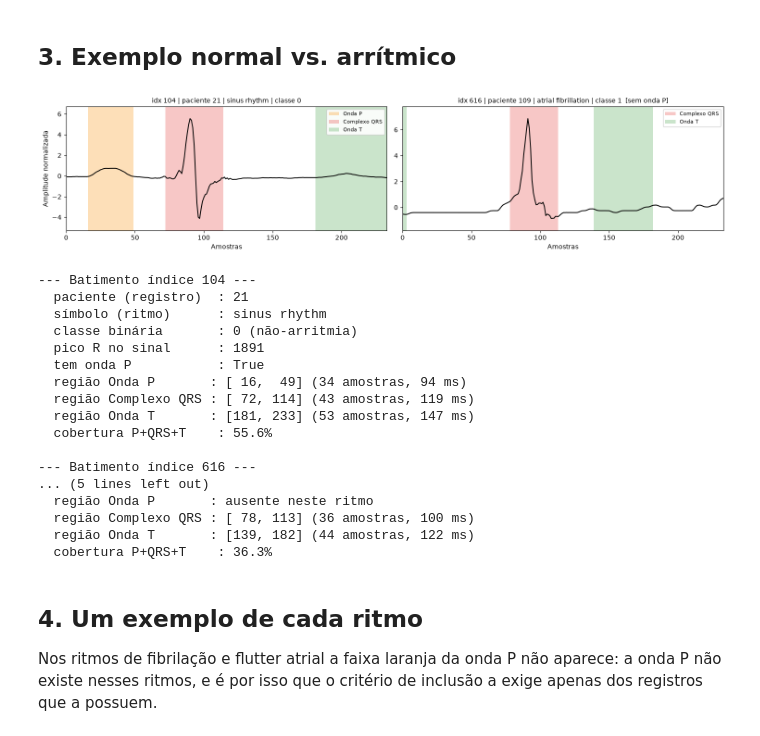
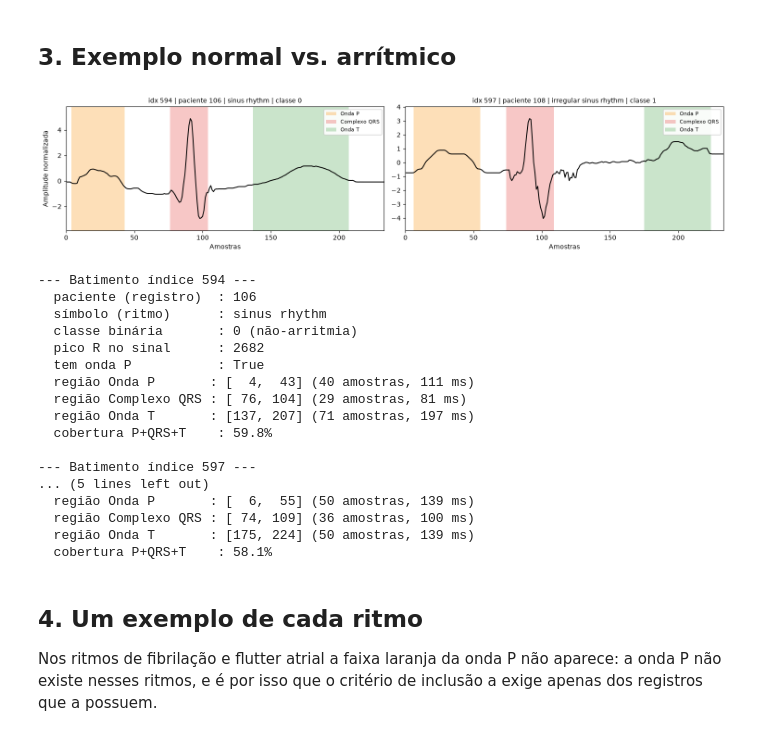
Before and after one commit to MoroFernando/xai_arrhythmia, a Jupyter notebook: notebooks/02_exploracao_ludb.ipynb, the cells around one changed output. Drawn from its saved outputs; the diff is of its cells as text; code cells hidden in the pictures.

```diff
--- a/notebooks/02_exploracao_ludb.ipynb
+++ b/notebooks/02_exploracao_ludb.ipynb
@@ -132,41 +132,41 @@ def descrever_batimento(idx):
 # %% [markdown]
 ## 3. Exemplo normal vs. arrítmico
 # %%
-rng = np.random.default_rng(42)
+rng = np.random.default_rng(1)
 
 idx_normal = rng.choice(np.flatnonzero(y == 0))
 idx_arritmico = rng.choice(np.flatnonzero(y == 1))
 
 fig, axes = plt.subplots(1, 2, figsize=(15, 3.6))
 plot_batimento(idx_normal, axes[0])
 plot_batimento(idx_arritmico, axes[1])
 axes[0].set_ylabel("Amplitude normalizada")
 for ax in axes:
     ax.set_xlabel("Amostras")
 fig.tight_layout()
 plt.show()
 
 descrever_batimento(idx_normal)
 descrever_batimento(idx_arritmico)
 # %% [output]
-[figure, old version]
+[figure, new version]
---- Batimento índice 104 ---
-  paciente (registro)  : 21
+--- Batimento índice 594 ---
+  paciente (registro)  : 106
   símbolo (ritmo)      : sinus rhythm
   classe binária       : 0 (não-arritmia)
-  pico R no sinal      : 1891
+  pico R no sinal      : 2682
   tem onda P           : True
-  região Onda P       : [ 16,  49] (34 amostras, 94 ms)
-  região Complexo QRS : [ 72, 114] (43 amostras, 119 ms)
-  região Onda T       : [181, 233] (53 amostras, 147 ms)
-  cobertura P+QRS+T    : 55.6%
+  região Onda P       : [  4,  43] (40 amostras, 111 ms)
+  região Complexo QRS : [ 76, 104] (29 amostras, 81 ms)
+  região Onda T       : [137, 207] (71 amostras, 197 ms)
+  cobertura P+QRS+T    : 59.8%
 
---- Batimento índice 616 ---
+--- Batimento índice 597 ---
 ... (5 lines left out)
-  região Onda P       : ausente neste ritmo
-  região Complexo QRS : [ 78, 113] (36 amostras, 100 ms)
-  região Onda T       : [139, 182] (44 amostras, 122 ms)
-  cobertura P+QRS+T    : 36.3%
+  região Onda P       : [  6,  55] (50 amostras, 139 ms)
+  região Complexo QRS : [ 74, 109] (36 amostras, 100 ms)
+  região Onda T       : [175, 224] (50 amostras, 139 ms)
+  cobertura P+QRS+T    : 58.1%
 # %% [markdown]
 ## 4. Um exemplo de cada ritmo
 
```
Also changed, not shown: parts of 3 cells of this notebook, 4 other files.
